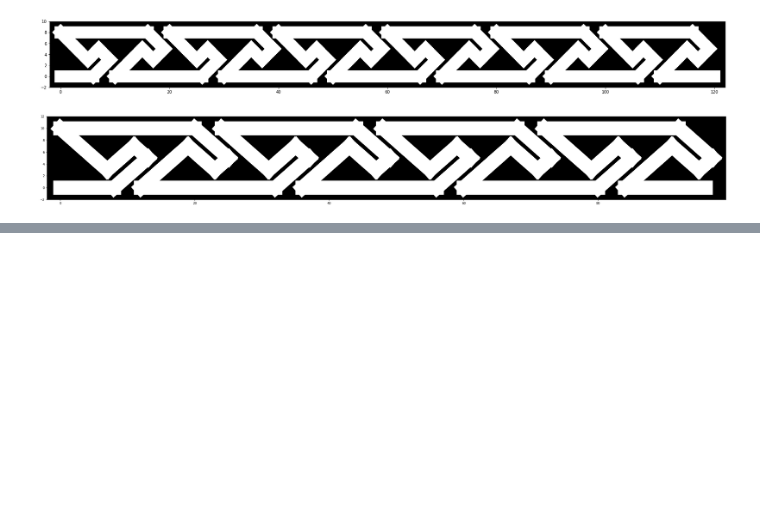
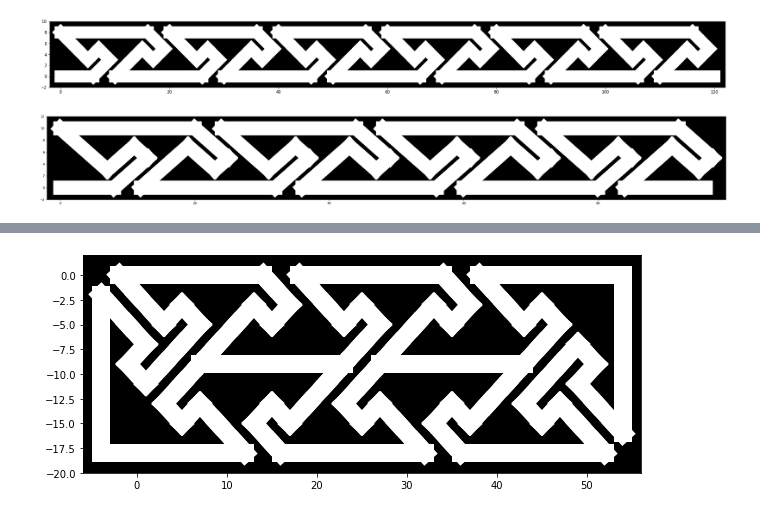
Before and after one commit to ariejdl/key-patterns, a Jupyter notebook: test1.ipynb, the cells around one changed output, grey strips where cells are left out. Saved outputs shown, nothing was run; the diff lists cells and outputs as text; code cells hidden in the pictures; blank space fills up the shorter version.

```diff
--- a/test1.ipynb
+++ b/test1.ipynb
@@ -137,0 +111,70 @@ show_pat(c.G, lw=46, wh=[10, 10])
+# %%
+def _basic_pat3_inner(c):
+    # first split
+    # c1 - up
+    # c2 - down
+    c1, c2 = c.fork()
+    apply_pat('''
+        r_u r_u r_u
+        r_d r_u l_u l_u%
+        l l l l l l l l
+    ''', c1) #
+    apply_pat('''
+        r r r r r r r r
+    ''', c2)
+    # second slpit
+    # c3 - up
+    # c4 - down
+    c3, c4 = c2.fork()
+    apply_pat('''
+        r_u r_u l_u l_d
+        l_u l_u l_u%
+
+    ''', c3) # r r r r r r r
+    apply_pat('''
+        l_d l_d l_d
+        l_u
+        l_d
+        r_d r_d%
+        r r r r r r r r
+        l_u% l_u l_u l_d l_u
+        r_u r_u
+    ''', c4)
+    return c4
+
+def basic_pat3(c):
+    c = apply_pat('''
+        l
+        r_d r_d r_d%
+        r_u
+        r_d
+        l_d l_d l_d
+        l_u
+        r_u
+        l_u l_u l_u%
+        d d d d d d d d
+        r r r r r r r r
+        l_u% l_u l_u
+        l_d
+        l_u
+        r_u r_u
+    ''', c)
+    c1 = _basic_pat3_inner(c)
+    c2 = _basic_pat3_inner(c1)
+    c = apply_pat('''
+        r_u
+        r_d
+        l_d
+        r_d r_d r_d%
+        u u u u u u u u
+        l l l l l l l l
+    ''', c2)
+    return c
+
+# showing a split
+c = None
+for i in range(1):
+    c = basic_pat3(c)
+show_pat(c.G, lw=18, wh=[10, 4])
+# %% [output]
+[figure, added]
```
Also changed, not shown: parts of 1 cell of this notebook, 1 other file.
